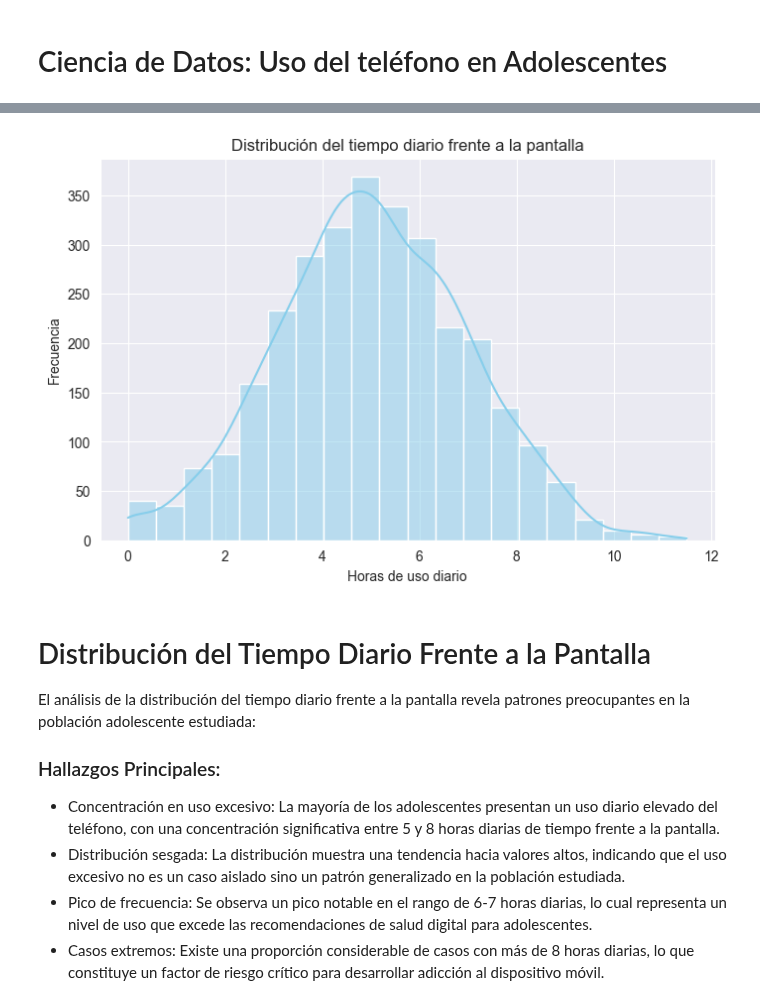
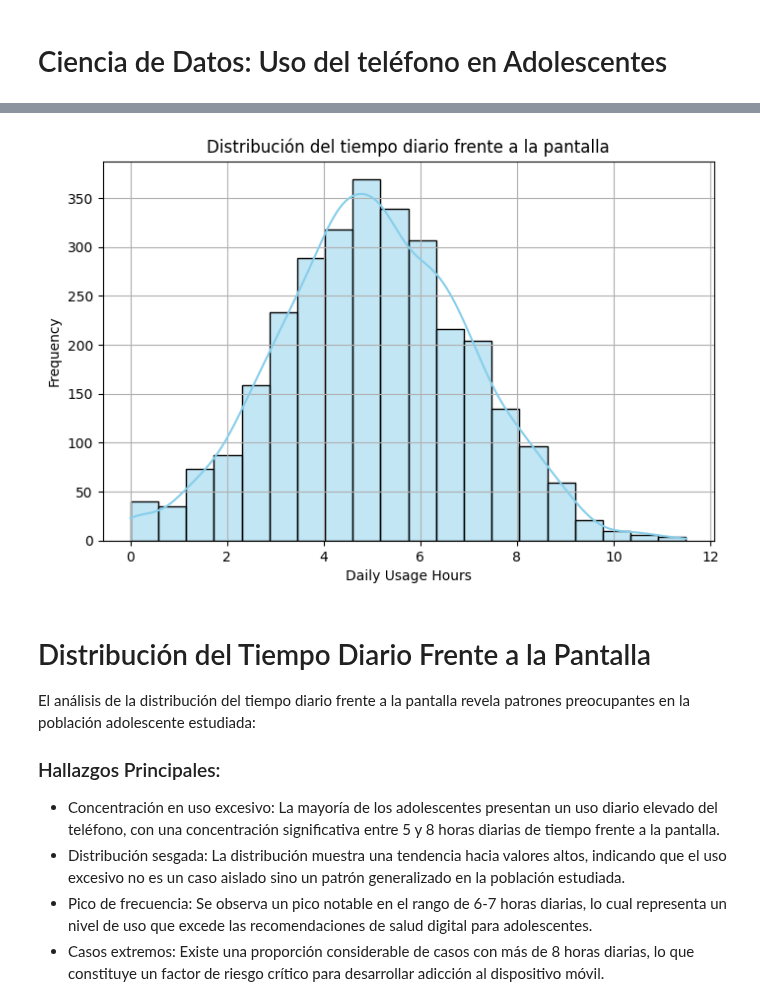
Before and after one commit to somoel/uso_telefono_adolescentes, a Jupyter notebook: notebooks/analysis.ipynb, the cells around one changed output, grey strips where cells are left out. Saved outputs shown, nothing was run; the diff lists cells and outputs as text; code cells hidden in the pictures.

```diff
--- a/notebooks/analysis.ipynb
+++ b/notebooks/analysis.ipynb
@@ -67,11 +112,17 @@ Al analizar el uso diario del teléfono por género en la población adolescente
 - Nivel de adicción comparable: Ambos géneros muestran niveles de adicción similares, con una tendencia hacia el uso excesivo del dispositivo móvil.
 
 - Implicación práctica: Las estrategias de prevención e intervención deben ser aplicables de manera uniforme, sin necesidad de diferenciación por género, ya que el problema afecta de forma equitativa a toda la población adolescente.
-# %%
-#distribucion de horas de uso
-grafico_distribucion_uso_diario(df)
-# %% [output]
-[figure, removed]
+# %%
+#distribucion de horas de uso
+plt.figure(figsize=(8,5))
+sns.histplot(df['Daily_Usage_Hours'], kde=True, bins=20, color='skyblue')
+plt.title('Distribución del tiempo diario frente a la pantalla')
+plt.xlabel('Daily Usage Hours')
+plt.ylabel('Frequency')
+plt.grid(True)
+plt.show()
+# %% [output]
+[figure, added]
 # %% [markdown]
 # Distribución del Tiempo Diario Frente a la Pantalla
 
```
Also changed, not shown: parts of 50 cells of this notebook, 1 other file.
